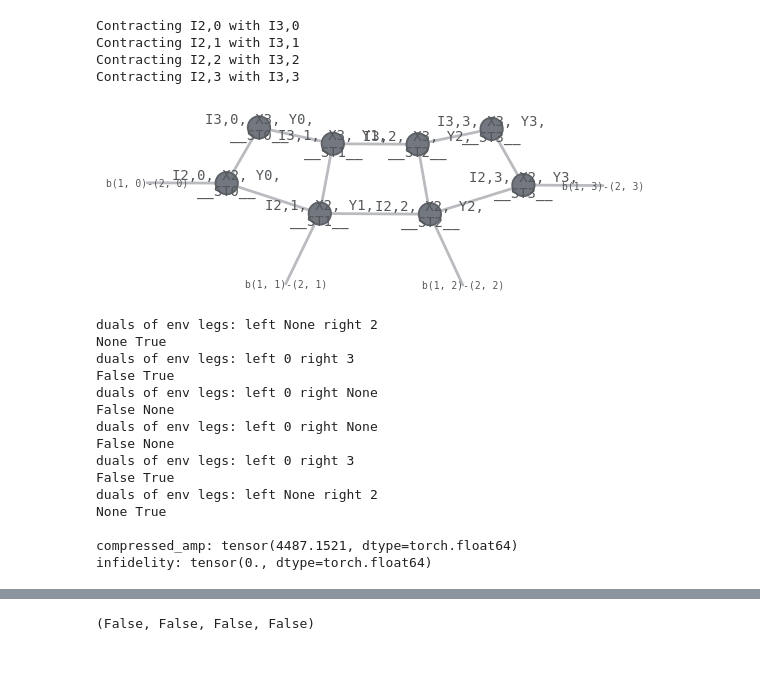
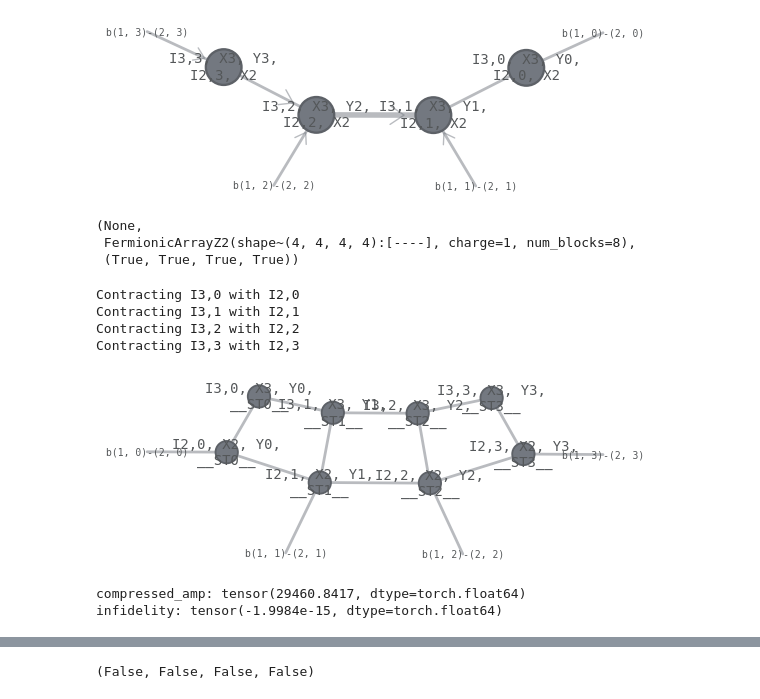
Before and after one commit to sjdu10/vmc_torch, a Jupyter notebook: vmc_torch/experiment/fmpsfit/fpeps_bMPS_fitting.ipynb, the cells around one changed output, grey strips where cells are left out. Saved outputs shown, nothing was run; the diff lists cells and outputs as text; code cells hidden in the pictures; blank space fills up the shorter version.

```diff
--- a/vmc_torch/experiment/fmpsfit/fpeps_bMPS_fitting.ipynb
+++ b/vmc_torch/experiment/fmpsfit/fpeps_bMPS_fitting.ipynb
@@ -122,9 +146,16 @@ parity_2rows: 0
+# %%
+tn_boundary_quimb_fit.draw(), tn_boundary_quimb_fit.contract().data, tn_boundary_quimb_fit.contract().data.duals
+# %% [output]
+[figure, added]
+(None,
+ FermionicArrayZ2(shape~(4, 4, 4, 4):[----], charge=1, num_blocks=8),
+ (True, True, True, True))
 # %%
 record = {}
 site_tag_tmps = ['__ST0__', '__ST1__', '__ST2__', '__ST3__']
 for j, st in zip(range(Ly), site_tag_tmps):
-    tag1 = amp0.site_tag(2, j)
-    tag2 = amp0.site_tag(3, j)
+    tag1 = amp0.site_tag(3, j)
+    tag2 = amp0.site_tag(2, j)
     print(f"Contracting {tag1} with {tag2}")
     amp0.add_tag(
         st, where=(tag1, tag2), which="any", record=record
@@ -141,7 +172,7 @@ new_tn_boundary = tensor_network_1d_compress_fit_fermion(
     tn_fit='zipup',
     bsz=2,
     inplace=False,
-    max_iterations=2,
+    max_iterations=1,
     progbar=True
 )
 
@@ -154,23 +185,10 @@ print('infidelity:', new_tn_boundary.distance(tn_boundary, normalized='infidelit
 # new_tn_boundary['I0,3'].data.phase_flip(1, inplace=True), new_tn_boundary['I0,2'].data.phase_flip(1, inplace=True)
 # print(new_tn_boundary.distance(tn_boundary, normalized='infidelity'))
 # %% [output]
-Contracting I2,0 with I3,0
-Contracting I2,1 with I3,1
-Contracting I2,2 with I3,2
-Contracting I2,3 with I3,3
+Contracting I3,0 with I2,0
+Contracting I3,1 with I2,1
+Contracting I3,2 with I2,2
+Contracting I3,3 with I2,3
 [figure]
-duals of env legs: left None right 2
-None True
-duals of env legs: left 0 right 3
-False True
-duals of env legs: left 0 right None
-False None
-duals of env legs: left 0 right None
-False None
-duals of env legs: left 0 right 3
-False True
-duals of env legs: left None right 2
-None True
-
-compressed_amp: tensor(4487.1521, dtype=torch.float64)
-infidelity: tensor(0., dtype=torch.float64)
+compressed_amp: tensor(29460.8417, dtype=torch.float64)
+infidelity: tensor(-1.9984e-15, dtype=torch.float64)
```
Also changed, not shown: parts of 20 cells of this notebook, 4 other files.
